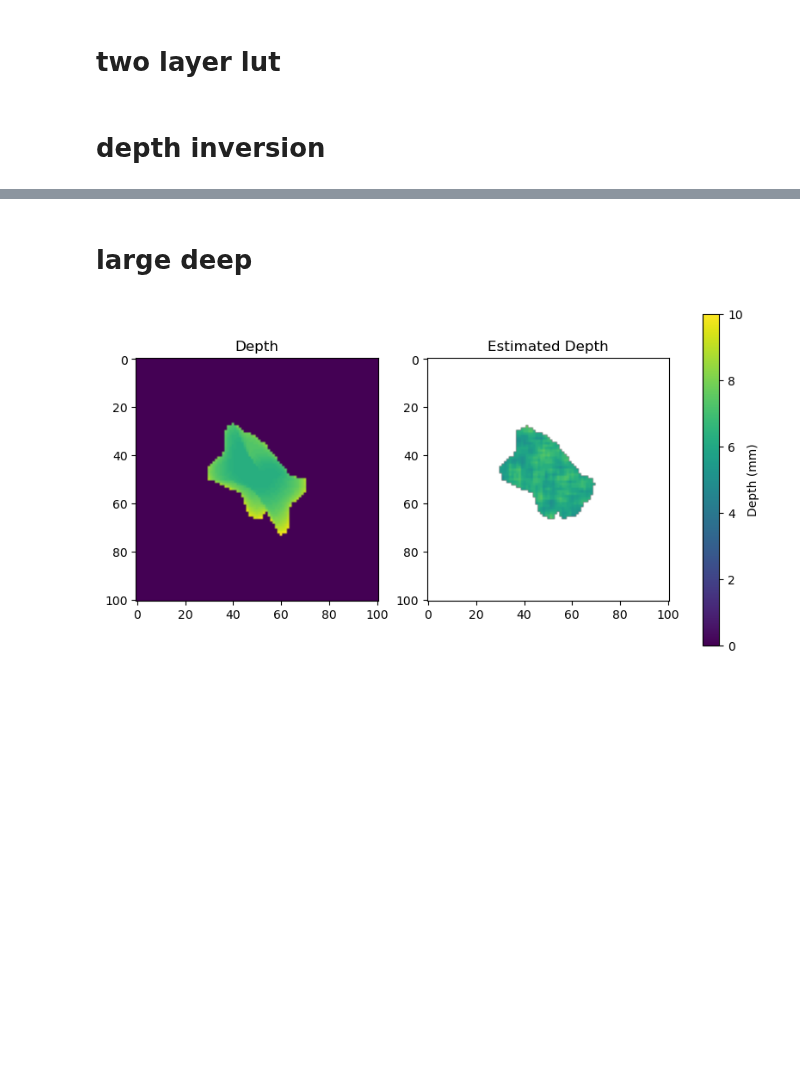
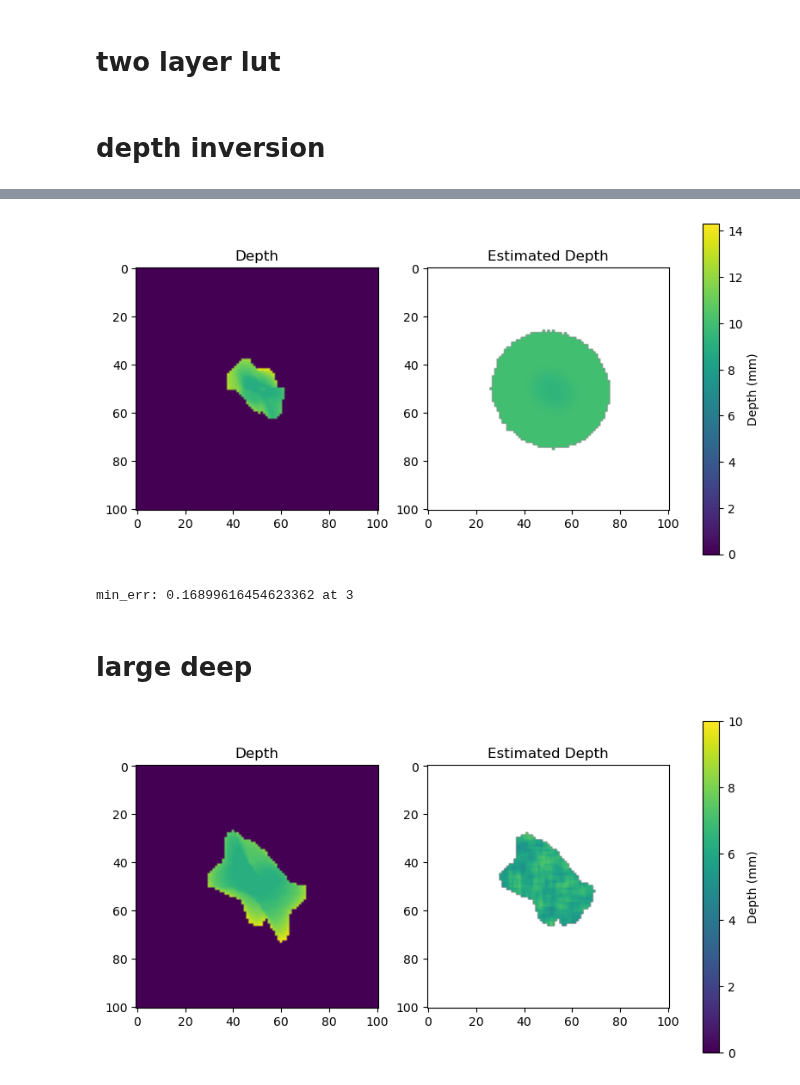
Before and after one commit to VictorH2208/gtx, a Jupyter notebook: numerical/analytical_submarine.ipynb, the cells around one changed output, grey strips where cells are left out. Cells and saved outputs as stored; diff of their text form; code cells hidden in the pictures; blank space fills up the shorter version.

```diff
--- a/numerical/analytical_submarine.ipynb
+++ b/numerical/analytical_submarine.ipynb
@@ -20,13 +20,3 @@ fx = np.array(fx)
 dt_data_path = 'data/20241118_data_splited.mat'
 phantom_data_path = 'data/phantom_data.mat'
 cylinder_data_path_r2 = 'data/cylinder/h5_r15_d3.mat'
-# %%
-def read_mat_data(path):
-    mat_data = mat73.loadmat(path)
-    return {
-        'fluorescence': mat_data['F'],
-        'op': mat_data['OP'],
-        'depth': mat_data['DF'],
-        'concentration_fluor': mat_data['QF'],
-        'reflectance': mat_data['RE']
-    }
@@ -529,7 +544,7 @@ def nan_smooth_box(mat, kernel_size=3):
     smoothed[~valid] = np.nan
     return smoothed
 # %%
-def compute_depth_inversion(test_data, idx, mask=None, draw=False):
+def compute_depth_inversion(test_data, idx, base_idx=1, mask=None, draw=False):
 
     z_vals = np.linspace(0, 10, 101)
     z0 = 1.0 / 1.044
@@ -562,7 +577,7 @@ def compute_depth_inversion(test_data, idx, mask=None, draw=False):
 
     z_est = np.full_like(F_corr, np.nan)
     valid = tumor_mask
-    if idx != 1:
+    if idx != base_idx:
         valid = mask
 
     z_est[valid] = np.interp(
@@ -576,6 +591,7 @@ def compute_depth_inversion(test_data, idx, mask=None, draw=False):
 
     # plt.imshow(z_est, cmap='viridis')
     act_tumor_region = test_data['depth'] > 0
+
     intersect = act_tumor_region & valid
     error = np.abs(nan_smooth_z[intersect] - test_data['depth'][intersect])
     # print(f"Mean error: {error.mean():.4f} mm")
@@ -593,6 +609,6 @@ def compute_depth_inversion(test_data, idx, mask=None, draw=False):
     # cbar.set_label('Depth (mm)')  # Optional
     # plt.show()
     if draw:
-        plot_depth(test_data, z_est_vis, type='depth')
+        plot_depth(test_data, nan_smooth_z, type='depth')
 
-    return tumor_mask, error.mean()
+    return tumor_mask, error.sum()
@@ -599,3 +698,18 @@ def compute_depth_inversion(test_data, idx, mask=None, draw=False):
+# %%
+base_idx = 0
+region_mask, _ = compute_depth_inversion(test_data=sample_noTBR, idx=base_idx, base_idx=base_idx, draw=False)
+min_err = np.inf
+min_idx = 0
+for i in range(0, 6):
+    _, err = compute_depth_inversion(test_data=sample_noTBR, idx=i, base_idx=base_idx, mask=region_mask, draw=False)
+    if err < min_err:
+        min_err = err
+        min_idx = i
+compute_depth_inversion(test_data=sample_noTBR, idx=min_idx, base_idx=base_idx, mask=region_mask, draw=True)
+print(f"min_err: {min_err/np.sum(region_mask)} at {min_idx}")
+# %% [output]
+[figure, added]
+min_err: 0.16899616454623362 at 3
 # %% [markdown]
 # large deep
 # %%
```
Also changed, not shown: parts of 8 cells of this notebook, 1 other file.
